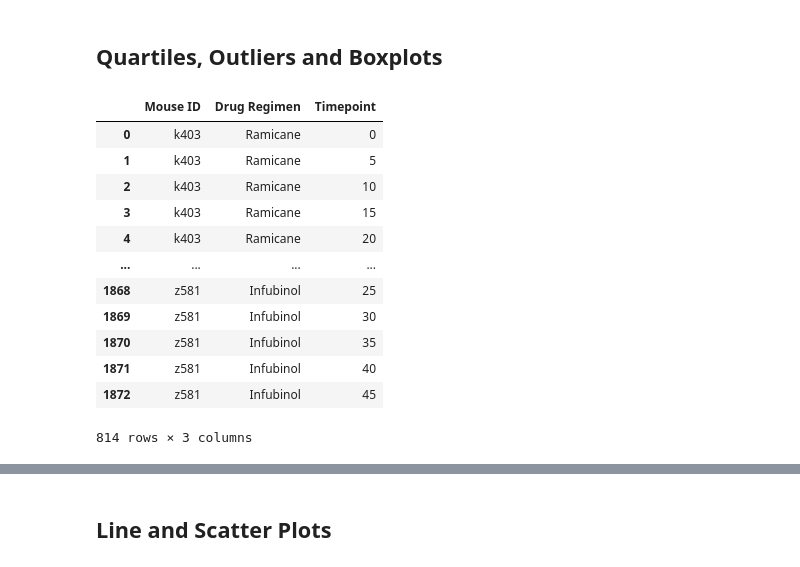
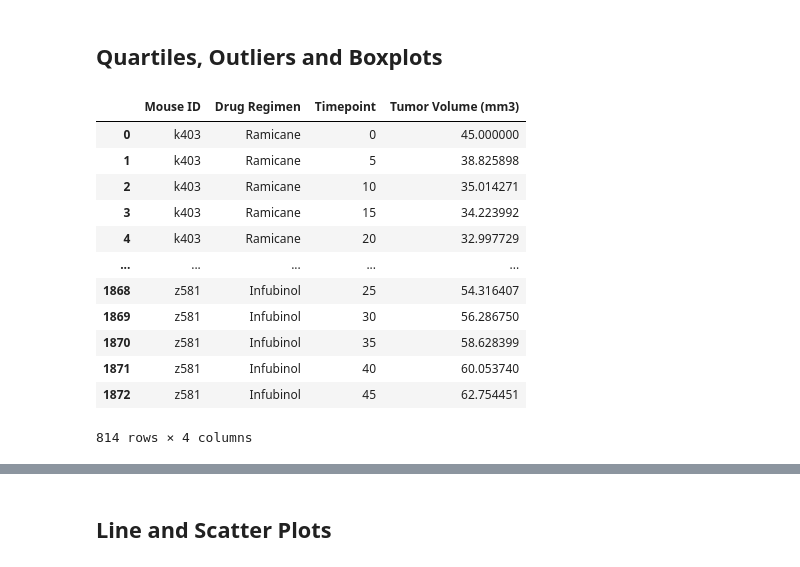
Before and after one commit to ic17rey/Matplotlib-challenge, a Jupyter notebook: Pymaceuticals/pymaceuticals.ipynb, the cells around one changed output, grey strips where cells are left out. Drawn from its saved outputs; the diff is of its cells as text; code cells hidden in the pictures.

```diff
--- a/Pymaceuticals/pymaceuticals.ipynb
+++ b/Pymaceuticals/pymaceuticals.ipynb
@@ -482,35 +482,35 @@ plt.show()
 # %%
 # Calculate the final tumor volume of each mouse across four of the treatment regimens:
 # Capomulin, Ramicane, Infubinol, and Ceftamin
 # Start by getting the last (greatest) timepoint for each mouse
 
 # First narrow the scope of the pyma_df to only the columns desired for identifying the last timepoint per mouse ID
-timepoint_pyma_df = pyma_df[['Mouse ID', 'Drug Regimen', 'Timepoint']]
+timepoint_pyma_df = pyma_df[['Mouse ID', 'Drug Regimen', 'Timepoint', 'Tumor Volume (mm3)']]
 
 # View to verify all rows included before filtering out for the drug regimens
 timepoint_pyma_df
 
 # Create a variable holding the list of the drug regimens of interest
 regimens_of_interest = ['Capomulin', 'Ramicane', 'Infubinol', 'Ceftamin']
 
 # Filter the data frame to include only the mice treated with these four drug regimens
 filtered_pyma_df = timepoint_pyma_df[timepoint_pyma_df['Drug Regimen'].isin(regimens_of_interest)]
 
 # View the results to ensure the correct number of rows exist
 # Had done individual data frames for each of the four drug regimens and total rows should be 814
 filtered_pyma_df
 # %% [output]
-|  | Mouse ID | Drug Regimen | Timepoint |
-| 0 | k403 | Ramicane | 0 |
-| 1 | k403 | Ramicane | 5 |
-| 2 | k403 | Ramicane | 10 |
-| 3 | k403 | Ramicane | 15 |
-| 4 | k403 | Ramicane | 20 |
-| ... | ... | ... | ... |
-| 1868 | z581 | Infubinol | 25 |
-| 1869 | z581 | Infubinol | 30 |
-| 1870 | z581 | Infubinol | 35 |
-| 1871 | z581 | Infubinol | 40 |
-| 1872 | z581 | Infubinol | 45 |
+|  | Mouse ID | Drug Regimen | Timepoint | Tumor Volume (mm3) |
+| 0 | k403 | Ramicane | 0 | 45.000000 |
+| 1 | k403 | Ramicane | 5 | 38.825898 |
+| 2 | k403 | Ramicane | 10 | 35.014271 |
+| 3 | k403 | Ramicane | 15 | 34.223992 |
+| 4 | k403 | Ramicane | 20 | 32.997729 |
+| ... | ... | ... | ... | ... |
+| 1868 | z581 | Infubinol | 25 | 54.316407 |
+| 1869 | z581 | Infubinol | 30 | 56.286750 |
+| 1870 | z581 | Infubinol | 35 | 58.628399 |
+| 1871 | z581 | Infubinol | 40 | 60.053740 |
+| 1872 | z581 | Infubinol | 45 | 62.754451 |
-814 rows × 3 columns
+814 rows × 4 columns
 # %%
```
Also changed, not shown: parts of 5 cells of this notebook.
